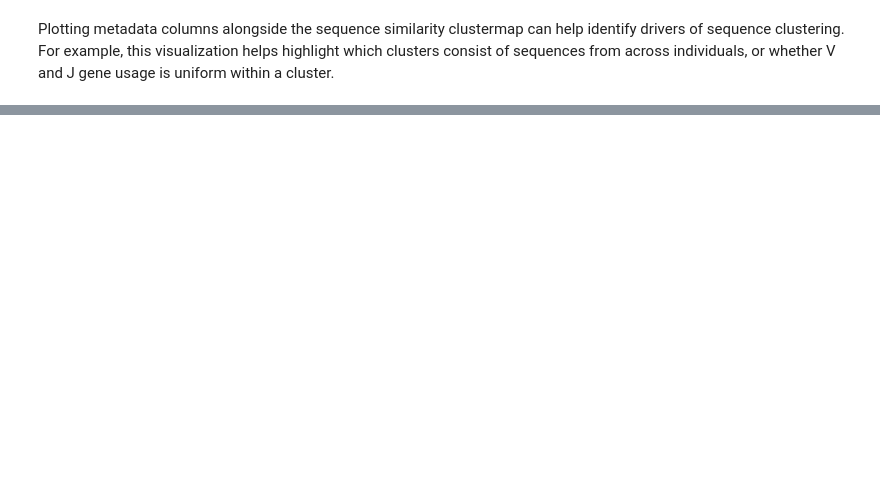
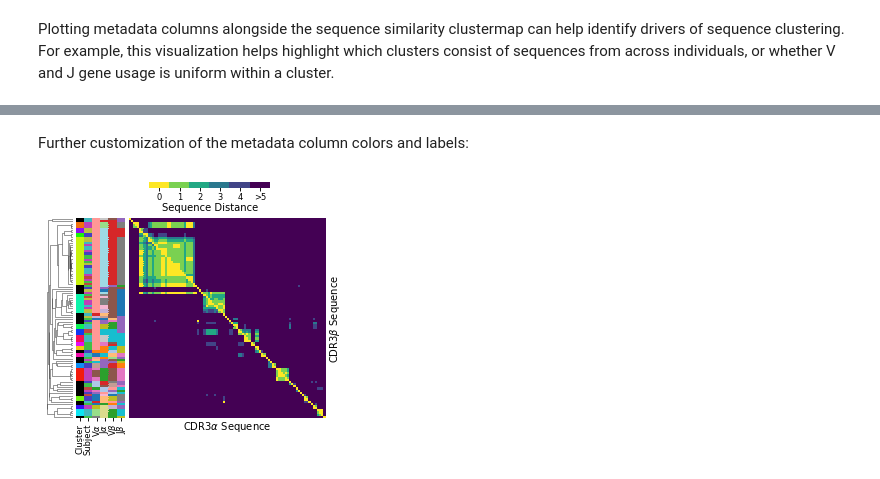
Before and after one commit to andim/pyrepseq, a Jupyter notebook: examples/similarity_clustermap.ipynb, the cells around one changed output, grey strips where cells are left out. Drawn from its saved outputs; the diff is of its cells as text; code cells hidden in the pictures; blank space fills up the shorter version.

```diff
--- a/examples/similarity_clustermap.ipynb
+++ b/examples/similarity_clustermap.ipynb
@@ -50,0 +52,26 @@ cg, linkage, cluster = rsp.similarity_clustermap(d[d['epitope']==epitope],
+# %% [markdown]
+Further customization of the metadata column colors and labels:
+# %%
+subject_color_mapper = lambda labels, **kwargs: rsp.labels_to_colors_hls(labels,
+                                                                         palette_kws=dict(l=0.5, s=0.5),
+                                                                         **kwargs)
+cluster_color_mapper = lambda labels, **kwargs: rsp.labels_to_colors_hls(labels,
+                                                                         palette_kws=dict(l=0.5, s=0.9),
+                                                                         **kwargs)
+cg, linkage, cluster = rsp.similarity_clustermap(d[d['epitope']==epitope],
+                                                 alpha_column='cdr3_a_aa',
+                                                 beta_column='cdr3_b_aa',
+                                                 meta_columns=dict(subject='Subject',
+                                                                   v_a_gene=r'V$\alpha$',
+                                                                   j_a_gene=r'J$\alpha$',
+                                                                   v_b_gene=r'V$\beta$',
+                                                                   j_b_gene=r'J$\beta$'),
+                                                 meta_to_colors=[cluster_color_mapper, subject_color_mapper,
+                                                                rsp.labels_to_colors_tableau,
+                                                                rsp.labels_to_colors_tableau,
+                                                                rsp.labels_to_colors_tableau,
+                                                                rsp.labels_to_colors_tableau],
+                                                colors_ratio=0.03, dendrogram_ratio=0.1,
+                                                figsize=(4.2, 3.9))
+# %% [output]
+[figure, added]
```
Also changed, not shown: parts of 3 cells of this notebook, 3 other files.
